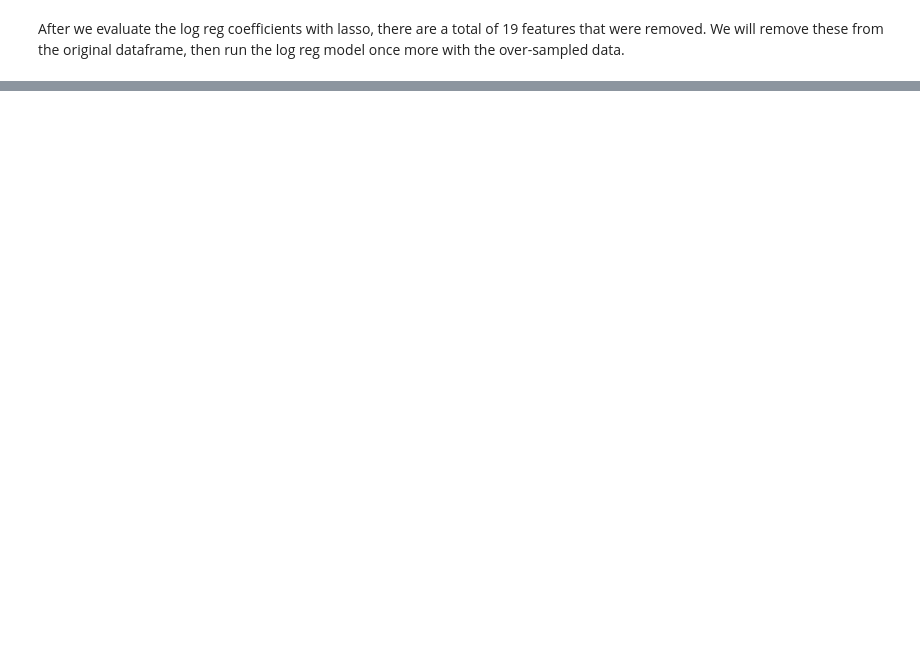
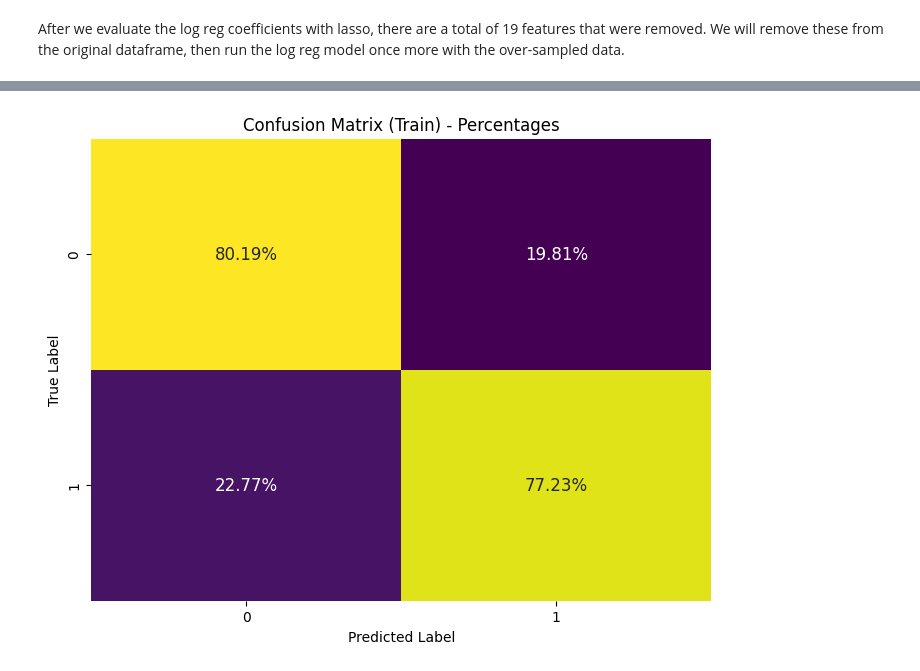
Before and after one commit to lo-klkl/BSTN_Capstone-Diab, a Jupyter notebook: Notebooks/Pt3-Modelling-Pt1.ipynb, the cells around one changed output, grey strips where cells are left out. Cells and saved outputs as stored; diff of their text form; code cells hidden in the pictures; blank space fills up the shorter version.

```diff
--- a/Notebooks/Pt3-Modelling-Pt1.ipynb
+++ b/Notebooks/Pt3-Modelling-Pt1.ipynb
@@ -618,0 +630,88 @@ When comparing the baseline model to the optimized model, there is little notice
+# %%
+# Define the hyperparameter distribution
+param_dist = {'C': uniform(0.001, 100)}
+
+# Create logistic regression model
+logreg = LogisticRegression(max_iter=1000, penalty='l1', solver='liblinear')
+
+# Perform Randomized Search with 5-fold cross-validation
+random_search = RandomizedSearchCV(logreg, param_distributions=param_dist, n_iter=10, cv=5, scoring='accuracy', random_state=42)
+random_search.fit(X_train_oversampled, y_train_oversampled)
+
+# Get the best hyperparameters
+best_params = random_search.best_params_
+print("Best Hyperparameters:", best_params)
+
+# Train the final model with the best hyperparameters
+final_logreg_model = random_search.best_estimator_
+final_logreg_model.fit(X_train_oversampled, y_train_oversampled)
+
+# Make predictions on the training set
+y_train_pred = final_logreg_model.predict(X_train_oversampled)
+
+# Evaluate the model on the training set
+train_accuracy = accuracy_score(y_train_oversampled, y_train_pred)
+print('Train Accuracy:', train_accuracy)
+
+# Classification Reports for training set
+print('\nTrain Classification Report:\n', classification_report(y_train_oversampled, y_train_pred))
+
+# Confusion Matrix for training set
+conf_matrix_train = confusion_matrix(y_train_oversampled, y_train_pred)
+print('\nConfusion Matrix (Train):\n', conf_matrix_train)
+
+# Calculate percentages for the confusion matrix on the training set
+conf_matrix_percent_train = conf_matrix_train / conf_matrix_train.sum(axis=1)[:, np.newaxis]
+
+# Create a heatmap with the percentages for the training set
+plt.figure(figsize=(8, 6))
+sns.heatmap(conf_matrix_percent_train, annot=True, fmt='.2%', cmap='viridis', cbar=False, annot_kws={'size': 12})
+plt.title('Confusion Matrix (Train) - Percentages')
+plt.xlabel('Predicted Label')
+plt.ylabel('True Label')
+plt.show()
+
+# Make predictions on the test set
+y_test_pred = final_logreg_model.predict(X_test)
+
+# Evaluate the model on the test set
+test_accuracy = accuracy_score(y_test, y_test_pred)
+print('\nTest Accuracy:', test_accuracy)
+
+# Classification Reports for test set
+print('\nTest Classification Report:\n', classification_report(y_test, y_test_pred))
+
+# Confusion Matrix for test set
+conf_matrix_test = confusion_matrix(y_test, y_test_pred)
+print('\nConfusion Matrix (Test):\n', conf_matrix_test)
+
+# Calculate percentages for the confusion matrix on the test set
+conf_matrix_percent_test = conf_matrix_test / conf_matrix_test.sum(axis=1)[:, np.newaxis]
+
+# Create a heatmap with the percentages for the test set
+plt.figure(figsize=(8, 6))
+sns.heatmap(conf_matrix_percent_test, annot=True, fmt='.2%', cmap='viridis', cbar=False, annot_kws={'size': 12})
+plt.title('Confusion Matrix (Test) - Percentages')
+plt.xlabel('Predicted Label')
+plt.ylabel('True Label')
+plt.show()
+
+# Predict probabilities for ROC curve on the test set
+y_test_prob = final_logreg_model.predict_proba(X_test)[:, 1]
+
+# Calculate ROC curve on the test set
+fpr, tpr, thresholds = roc_curve(y_test, y_test_prob)
+
+# Calculate AUC score on the test set
+roc_auc = roc_auc_score(y_test, y_test_prob)
+
+# Plot ROC curve on the test set
+plt.figure(figsize=(8, 6))
+plt.plot(fpr, tpr, color='darkorange', lw=2, label='ROC curve (AUC = {:.2f})'.format(roc_auc))
+plt.plot([0, 1], [0, 1], color='navy', lw=2, linestyle='--')
+plt.xlabel('False Positive Rate')
+plt.ylabel('True Positive Rate')
+plt.title('Receiver Operating Characteristic (ROC) Curve - Test Set')
+plt.legend(loc='lower right')
+plt.show()
+# %% [output]
@@ -618,0 +735 @@ When comparing the baseline model to the optimized model, there is little notice
+[figure, added]
```
Also changed, not shown: parts of 23 cells of this notebook.
